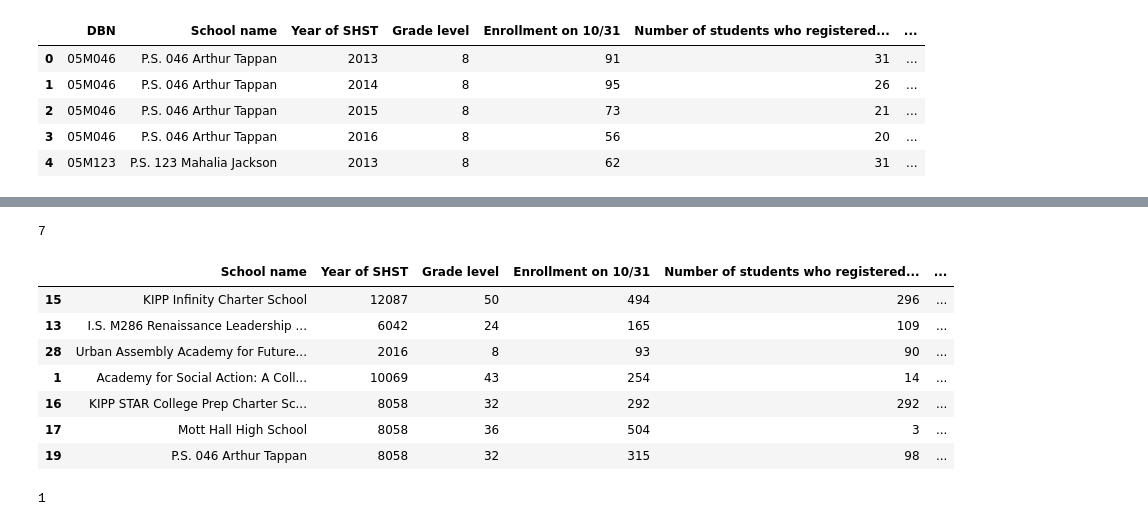
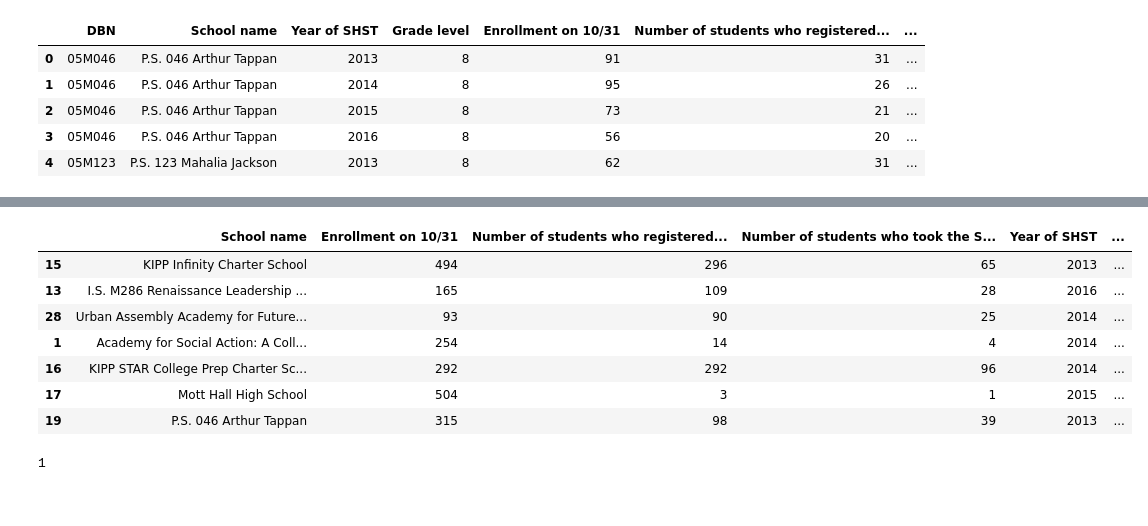
Before and after one commit to infocusp/passnyc_data_science_for_good, a Jupyter notebook: code/sandbox/prathmesh/Prathmesh - Data Understanding and Visualization.ipynb, the cells around one changed output, grey strips where cells are left out. Drawn from its saved outputs; the diff is of its cells as text; code cells hidden in the pictures.

```diff
--- a/code/sandbox/prathmesh/Prathmesh - Data Understanding and Visualization.ipynb
+++ b/code/sandbox/prathmesh/Prathmesh - Data Understanding and Visualization.ipynb
@@ -412,5 +376,7 @@ df2_copy.head()
 | 2 | 05M046 | P.S. 046 Arthur Tappan | 2015 | 8 | 73 | 21 | ... |
 | 3 | 05M046 | P.S. 046 Arthur Tappan | 2016 | 8 | 56 | 20 | ... |
 | 4 | 05M123 | P.S. 123 Mahalia Jackson | 2013 | 8 | 62 | 31 | ... |
+# %%
+df2_copy['Took Percentage'] = df2_copy['Number of students who took the SHSAT'] / df2_copy['Number of students who registered for the SHSAT']
 # %%
 df2_copy_sorted = df2_copy.groupby('School name').sum().reset_index().sort_values('Number of students who registered for the SHSAT',ascending=False)
@@ -426,3 +383,9 @@ df2_copy_sorted.head()
+# %%
+df2_copy_sorted = df2_copy_sorted[['School name',
+                                 'Enrollment on 10/31',
+                                 'Number of students who registered for the SHSAT',
+                                 'Number of students who took the SHSAT']].join(df2_copy[['Year of SHST',
+                                                                                          'Grade level']], how='inner')
 # %%
 df2_copy_sorted['Took Percentage'] = df2_copy_sorted['Number of students who took the SHSAT'] / df2_copy_sorted['Number of students who registered for the SHSAT']
 # %%
@@ -475,16 +436,15 @@ plt.show()
 # %%
-print len(df2_copy_sorted[df2_copy_sorted['Took Percentage'] <= 0.4])
-df2_copy_sorted[df2_copy_sorted['Took Percentage'] <= 0.4].sort_values('Took Percentage')
+df_temp = df2_copy_sorted[df2_copy_sorted['Took Percentage'] <= 0.4]
+df_temp.sort_values('Took Percentage')
 # %% [output]
-7
-|  | School name | Year of SHST | Grade level | Enrollment on 10/31 | Number of students who registered... | ... |
-| 15 | KIPP Infinity Charter School | 12087 | 50 | 494 | 296 | ... |
-| 13 | I.S. M286 Renaissance Leadership ... | 6042 | 24 | 165 | 109 | ... |
-| 28 | Urban Assembly Academy for Future... | 2016 | 8 | 93 | 90 | ... |
-| 1 | Academy for Social Action: A Coll... | 10069 | 43 | 254 | 14 | ... |
-| 16 | KIPP STAR College Prep Charter Sc... | 8058 | 32 | 292 | 292 | ... |
-| 17 | Mott Hall High School | 8058 | 36 | 504 | 3 | ... |
-| 19 | P.S. 046 Arthur Tappan | 8058 | 32 | 315 | 98 | ... |
+|  | School name | Enrollment on 10/31 | Number of students who registered... | Number of students who took the S... | Year of SHST | ... |
+| 15 | KIPP Infinity Charter School | 494 | 296 | 65 | 2013 | ... |
+| 13 | I.S. M286 Renaissance Leadership ... | 165 | 109 | 28 | 2016 | ... |
+| 28 | Urban Assembly Academy for Future... | 93 | 90 | 25 | 2014 | ... |
+| 1 | Academy for Social Action: A Coll... | 254 | 14 | 4 | 2014 | ... |
+| 16 | KIPP STAR College Prep Charter Sc... | 292 | 292 | 96 | 2014 | ... |
+| 17 | Mott Hall High School | 504 | 3 | 1 | 2015 | ... |
+| 19 | P.S. 046 Arthur Tappan | 315 | 98 | 39 | 2013 | ... |
 # %%
 poor_shsat_taken_school = list(np.unique(df2_copy_sorted['School name']))
 total_schools = list(set(df1_copy['School Name']))
```
Also changed, not shown: parts of 21 cells of this notebook, 1 other file.
